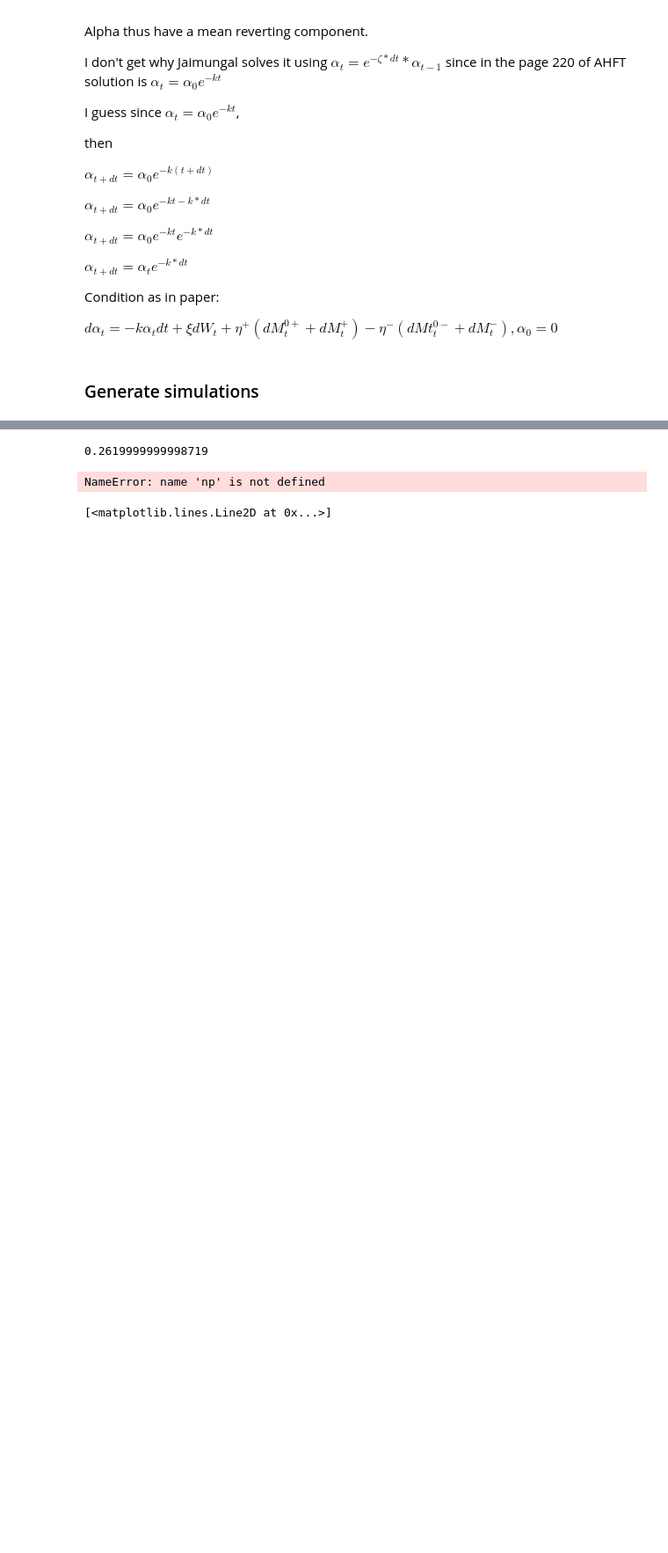
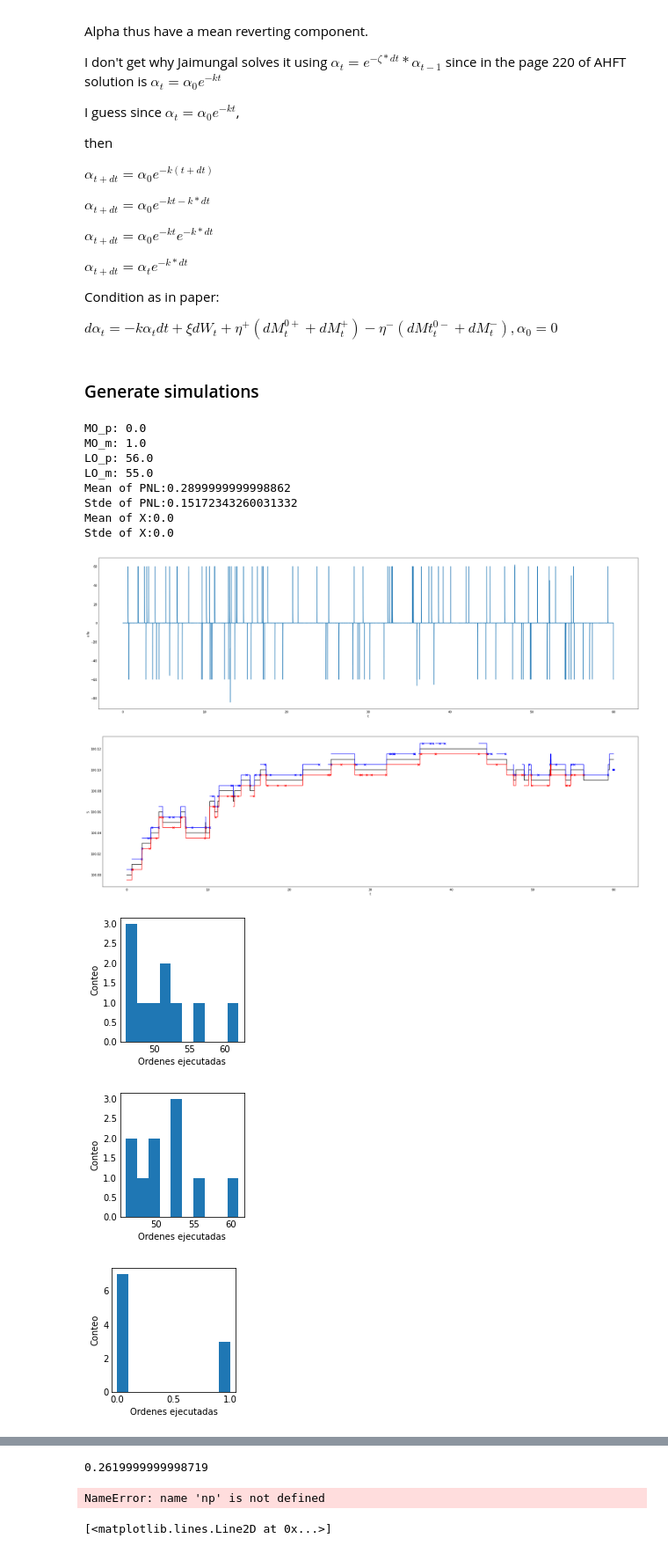
Before and after one commit to cavallofederico/marketmaking, a Jupyter notebook: market_making_alpha_signals - fede.ipynb, the cells around one changed output, grey strips where cells are left out. Shown: that part at 88% size. Cells and saved outputs as stored; diff of their text form; code cells hidden in the pictures; blank space fills up the shorter version.

Commit message:
Latest changes to alpha signals

```diff
--- a/market_making_alpha_signals - fede.ipynb
+++ b/market_making_alpha_signals - fede.ipynb
@@ -607,14 +607,14 @@ def generate_simulations(p, h, l_p, l_m, mo_p, mo_m, plot=False):
 
     if plot:
         plt_i = 1
-        plt.figure(figsize=(25/3,7/3))
+        plt.figure(figsize=(25,7))
         # plt.title('Alpha')
         plt.xlabel('t')
         plt.ylabel('alfa')
         plt.step(np.linspace(0,T,m),alpha[plt_i])
-        plt.savefig("../Propuesta/figuras/alpha_final",dpi=150,bbox_inches="tight",pad_inches=0.1)
+        plt.savefig("../Propuesta/figuras/alpha_final",dpi=150,pad_inches=0.5)
 
-        plt.figure(figsize=(25/3,7/3))
+        plt.figure(figsize=(25,7))
 
         # plt.title('S')
         plt.xlabel('t')
@@ -630,7 +630,7 @@ def generate_simulations(p, h, l_p, l_m, mo_p, mo_m, plot=False):
         plt.scatter(np.linspace(0,T,m), mo_m_executions[plt_i], marker='s', c='b')
         plt.scatter(np.linspace(0,T,m), mo_p_executions[plt_i], marker='s', c='r')
 
-        plt.savefig("../Propuesta/figuras/orders_final",dpi=150,bbox_inches="tight",pad_inches=0.1)
+        plt.savefig("../Propuesta/figuras/orders_final",dpi=150,pad_inches=0.5)
 
         print(f"MO_p: {np.nansum(dMt_plus[plt_i])}")
         print(f"MO_m: {np.nansum(dMt_minus[plt_i])}")
@@ -641,60 +641,74 @@ def generate_simulations(p, h, l_p, l_m, mo_p, mo_m, plot=False):
         print(f"Mean of X:{np.average(X[:,-1])}")
         print(f"Stde of X:{np.std(X[:,-1])}")
 
-        plt.figure(figsize=(3,3))
+        plt.figure()
         # plt.title('Limit Orders Minus Executions')
         plt.xlabel('Ordenes ejecutadas')
         plt.ylabel('Conteo')
         plt.hist(m_executions_count[:,:-1].sum(axis=1))
-        plt.savefig("../Propuesta/figuras/limit_orders_minus_executions_final",dpi=150,bbox_inches="tight",pad_inches=0.1)
+        plt.savefig("../Propuesta/figuras/limit_orders_minus_executions_final",dpi=150,pad_inches=0.5)
 
-        plt.figure(figsize=(3,3))
+        plt.figure()
         # plt.title('Limit Orders Plus Executions')
         plt.xlabel('Ordenes ejecutadas')
         plt.ylabel('Conteo')
         plt.hist(p_executions_count[:,:-1].sum(axis=1))
-        plt.savefig("../Propuesta/figuras/limit_orders_plus_executions_final",dpi=150,bbox_inches="tight",pad_inches=0.1)
+        plt.savefig("../Propuesta/figuras/limit_orders_plus_executions_final",dpi=150,pad_inches=0.5)
 
-        plt.figure(figsize=(3,3))
+        plt.figure()
         # plt.title('Market Orders Minus Executions')
         plt.xlabel('Ordenes ejecutadas')
         plt.ylabel('Conteo')
         plt.hist(dMt_minus[:, :-1].sum(axis=1))
-        plt.savefig("../Propuesta/figuras/market_orders_minus_executions_final",dpi=150,bbox_inches="tight",pad_inches=0.1)
+        plt.savefig("../Propuesta/figuras/market_orders_minus_executions_final",dpi=150,pad_inches=0.5)
 
-        plt.figure(figsize=(3,3))
+        plt.figure()
         # plt.title('Market Orders Plus Executions')
         plt.xlabel('Ordenes ejecutadas')
         plt.ylabel('Conteo')
         plt.hist(dMt_plus[:, :-1].sum(axis=1))
-        plt.savefig("../Propuesta/figuras/market_orders_plus_executions_final",dpi=150,bbox_inches="tight",pad_inches=0.1)
+        plt.savefig("../Propuesta/figuras/market_orders_plus_executions_final",dpi=150,pad_inches=0.5)
 
         if False:
             plt.figure()
             plt.title('$\mu_+$')
             plt.step(np.linspace(0,T,m),mu_plus[plt_i])
 
             plt.figure()
             plt.title('$\mu_-$')
             plt.step(np.linspace(0,T,m),mu_minus[plt_i])
 
-        plt.figure(figsize=(25/3,7/3))
+        plt.figure(figsize=(25,7))
         # plt.title('$q$')
         plt.xlabel('t')
         plt.ylabel('q')
         plt.step(np.linspace(0,T,m),q[plt_i])
-        plt.savefig("../Propuesta/figuras/q_final",dpi=150,bbox_inches="tight",pad_inches=0.1)
+        plt.savefig("../Propuesta/figuras/q_final",dpi=150,pad_inches=0.5)
 
-        plt.figure(figsize=(25/3,7/3))
+        plt.figure(figsize=(25,7))
         # plt.title('$pnl$')
         plt.xlabel('t')
         plt.ylabel('PnL')
         plt.step(np.linspace(0,T,m),pnl[plt_i])
-        plt.savefig("../Propuesta/figuras/pnl_final",dpi=150,bbox_inches="tight",pad_inches=0.1)
+        plt.savefig("../Propuesta/figuras/pnl_final",dpi=150,pad_inches=0.5)
 
 
     return alpha, mu_plus, mu_minus, dJ_plus, dJ_minus, s, l_p_position, l_m_position, q, dMt0_plus, dMt0_minus, pnl, dMt_plus, dMt_minus,p_executions_count, m_executions_count, pnl, X
 # _ = generate_simulations(n, k, eta_plus, eta_minus, lambda_plus, lambda_minus, T, dt, xi, sigma, theta, s0, plot=True)
 np.random.seed(2)
 # example_params = SimpleNamespace(n=1, k=1, eta_plus=1, eta_minus=1, lambda_plus=1, lambda_minus=1, T=50, dt=0.01, xi=1, sigma=0.1, theta=1, s0=10)
 alpha, mu_plus, mu_minus, dJ_plus, dJ_minus, s, l_p_position, l_m_position, q, dMt0_plus, dMt0_minus, pnl, dMt_plus, dMt_minus, p_executions_count, m_executions_count, pnl, X = generate_simulations(p, h, l_plus, l_minus, mo_plus, mo_minus, plot=True)
+# %% [output]
+MO_p: 0.0
+MO_m: 1.0
+LO_p: 56.0
+LO_m: 55.0
+Mean of PNL:0.2899999999998862
+Stde of PNL:0.15172343260031332
+Mean of X:0.0
+Stde of X:0.0
+[figure, added]
+[figure, added]
+[figure, added]
+[figure, added]
+[figure, added]
```
Also changed, not shown: parts of 1 cell of this notebook.
